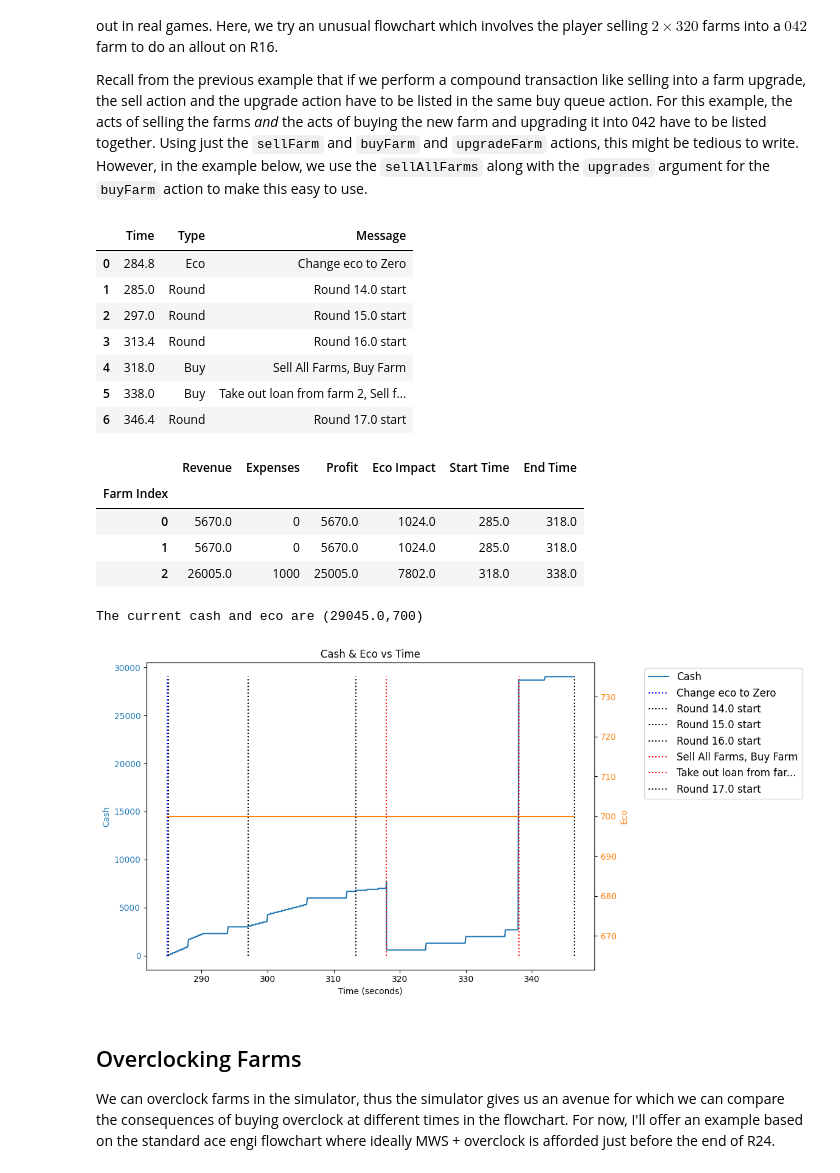
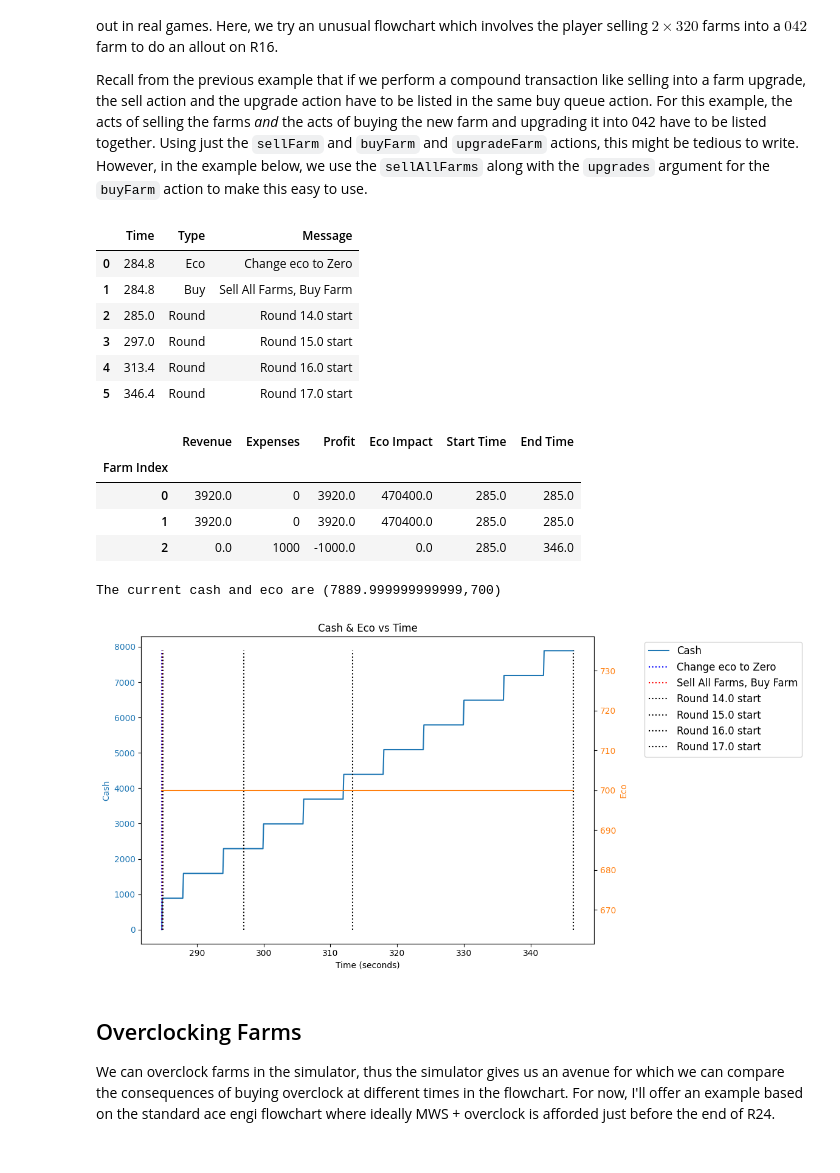
Before and after one commit to redlaserbmBTD/BTDB2_SIMULATOR, a Jupyter notebook: tutorials/5_farms.ipynb, the cells around one changed output. Saved outputs shown, nothing was run; the diff lists cells and outputs as text; code cells hidden in the pictures.

Commit message:
bug fix, updated farm values

```diff
--- a/tutorials/5_farms.ipynb
+++ b/tutorials/5_farms.ipynb
@@ -131,46 +137,45 @@ farms = [
 
 imf_cost = 14950
 
 buy_queue = [
 
     #Sell all our farms once we have the ability to insta buy 042 IMF Loan, then insta-buy IMF Loan
-    [b2.sellAllFarms(), b2.buyFarm(upgrades=(0,4,2))],
+    [b2.sellAllFarms(), b2.buyFarm(upgrades=(0,3,2))],
 
     #Activate IMF as soon as we can
-    [b2.activateIMF(2), b2.sellFarm(2, withdraw = True)]
+    # [b2.activateIMF(2), b2.sellFarm(2, withdraw = True)]
 ]
 
 initial_state_game = {
     'Cash': 0,
     'Eco': 700,
     'Eco Send': b2.ecoSend(send_name='Zero'),
     'Rounds': rounds,
     'Game Round': 13.99,
     'Farms': farms,
     'Buy Queue': buy_queue
 }
 
 game_state = b2.GameState(initial_state_game)
 game_state.fastForward(target_round = 17)
 game_state.viewCashEcoHistory()
 print("The current cash and eco are (%s,%s)"%(game_state.cash, game_state.eco))
 b2.writeLog(game_state.logs, filename = 'imf_loans')
 # %% [output]
 |  | Time | Type | Message |
 | 0 | 284.8 | Eco | Change eco to Zero |
-| 1 | 285.0 | Round | Round 14.0 start |
-| 2 | 297.0 | Round | Round 15.0 start |
-| 3 | 313.4 | Round | Round 16.0 start |
-| 4 | 318.0 | Buy | Sell All Farms, Buy Farm |
-| 5 | 338.0 | Buy | Take out loan from farm 2, Sell f... |
-| 6 | 346.4 | Round | Round 17.0 start |
+| 1 | 284.8 | Buy | Sell All Farms, Buy Farm |
+| 2 | 285.0 | Round | Round 14.0 start |
+| 3 | 297.0 | Round | Round 15.0 start |
+| 4 | 313.4 | Round | Round 16.0 start |
+| 5 | 346.4 | Round | Round 17.0 start |
 |  | Revenue | Expenses | Profit | Eco Impact | Start Time | End Time |
 | Farm Index |  |  |  |  |  |  |
-| 0 | 5670.0 | 0 | 5670.0 | 1024.0 | 285.0 | 318.0 |
-| 1 | 5670.0 | 0 | 5670.0 | 1024.0 | 285.0 | 318.0 |
-| 2 | 26005.0 | 1000 | 25005.0 | 7802.0 | 318.0 | 338.0 |
+| 0 | 3920.0 | 0 | 3920.0 | 470400.0 | 285.0 | 285.0 |
+| 1 | 3920.0 | 0 | 3920.0 | 470400.0 | 285.0 | 285.0 |
+| 2 | 0.0 | 1000 | -1000.0 | 0.0 | 285.0 | 346.0 |
-The current cash and eco are (29045.0,700)
+The current cash and eco are (7889.999999999999,700)
-[figure, old version]
+[figure, new version]
 # %% [markdown]
 ## Overclocking Farms
 
```
Also changed, not shown: parts of 3 cells of this notebook, 17 other files.
